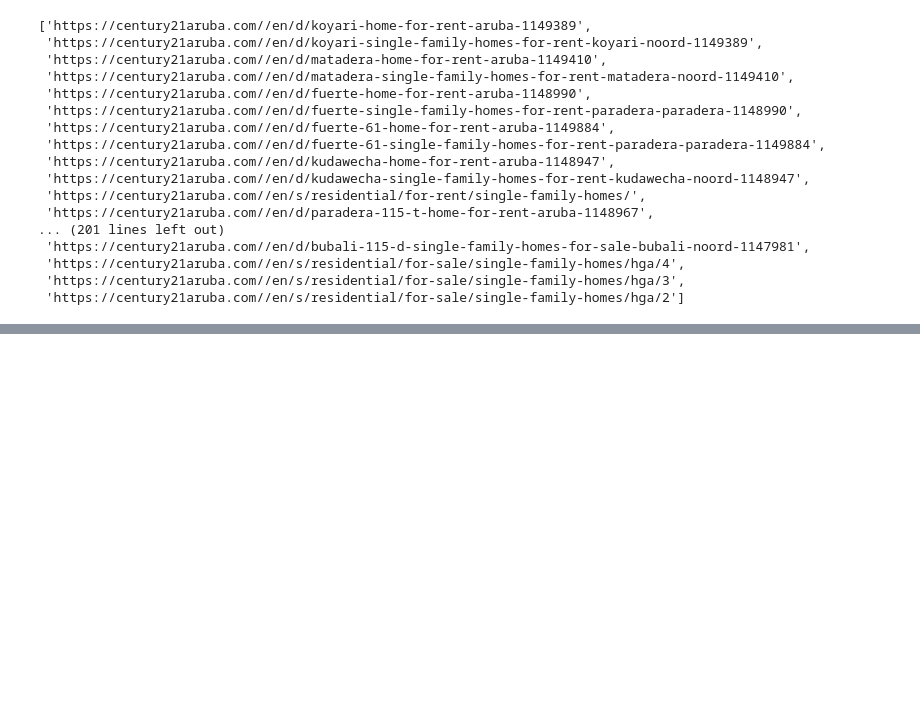
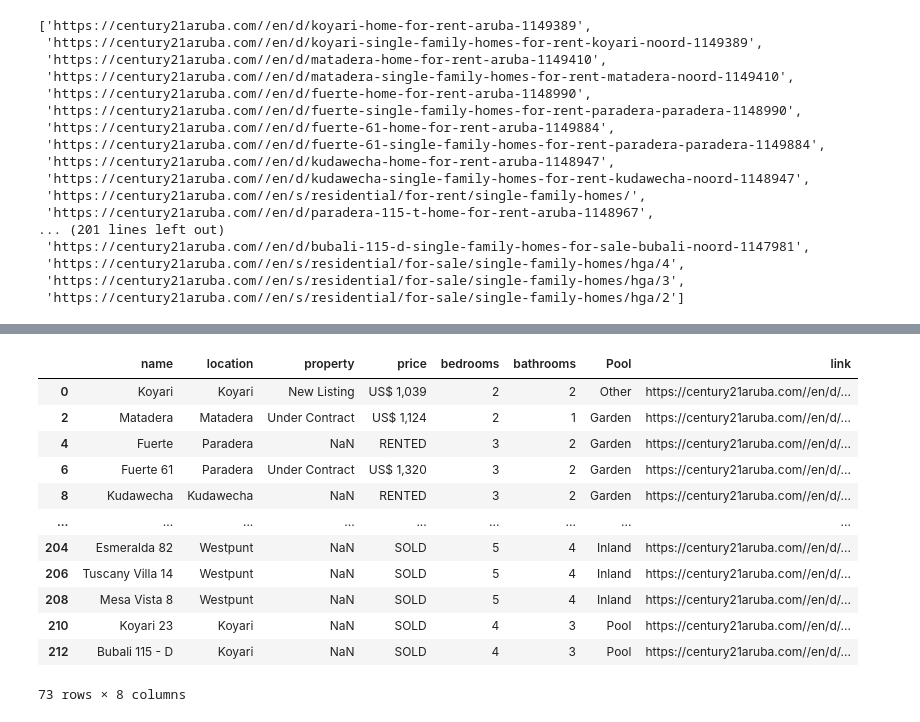
Before and after one commit to jbassie/WEB-SCRAPING, a Jupyter notebook: REAL_ESTATE/aruba_houses.ipynb, the cells around one changed output, grey strips where cells are left out. Drawn from its saved outputs; the diff is of its cells as text; code cells hidden in the pictures; blank space fills up the shorter version.

```diff
--- a/REAL_ESTATE/aruba_houses.ipynb
+++ b/REAL_ESTATE/aruba_houses.ipynb
@@ -146,0 +148,5 @@ Saving: Tibushi 28
+# %%
+data = pd.read_csv('aruba_houses.csv')
+# %%
+data["name"] = data['name'].drop_duplicates()
+data.head()
@@ -146,0 +178,17 @@ Saving: Tibushi 28
+# %%
+data = data.dropna(subset = ['name'])
+data
+# %% [output]
+|  | name | location | property | price | bedrooms | bathrooms | Pool | link |
+| 0 | Koyari | Koyari | New Listing | US$ 1,039 | 2 | 2 | Other | https://century21aruba.com//en/d/... |
+| 2 | Matadera | Matadera | Under Contract | US$ 1,124 | 2 | 1 | Garden | https://century21aruba.com//en/d/... |
+| 4 | Fuerte | Paradera | NaN | RENTED | 3 | 2 | Garden | https://century21aruba.com//en/d/... |
+| 6 | Fuerte 61 | Paradera | Under Contract | US$ 1,320 | 3 | 2 | Garden | https://century21aruba.com//en/d/... |
+| 8 | Kudawecha | Kudawecha | NaN | RENTED | 3 | 2 | Garden | https://century21aruba.com//en/d/... |
+| ... | ... | ... | ... | ... | ... | ... | ... | ... |
+| 204 | Esmeralda 82 | Westpunt | NaN | SOLD | 5 | 4 | Inland | https://century21aruba.com//en/d/... |
+| 206 | Tuscany Villa 14 | Westpunt | NaN | SOLD | 5 | 4 | Inland | https://century21aruba.com//en/d/... |
+| 208 | Mesa Vista 8 | Westpunt | NaN | SOLD | 5 | 4 | Inland | https://century21aruba.com//en/d/... |
+| 210 | Koyari 23 | Koyari | NaN | SOLD | 4 | 3 | Pool | https://century21aruba.com//en/d/... |
+| 212 | Bubali 115 - D | Koyari | NaN | SOLD | 4 | 3 | Pool | https://century21aruba.com//en/d/... |
+73 rows × 8 columns
```
Also changed, not shown: parts of 6 cells of this notebook, 3 other files.
